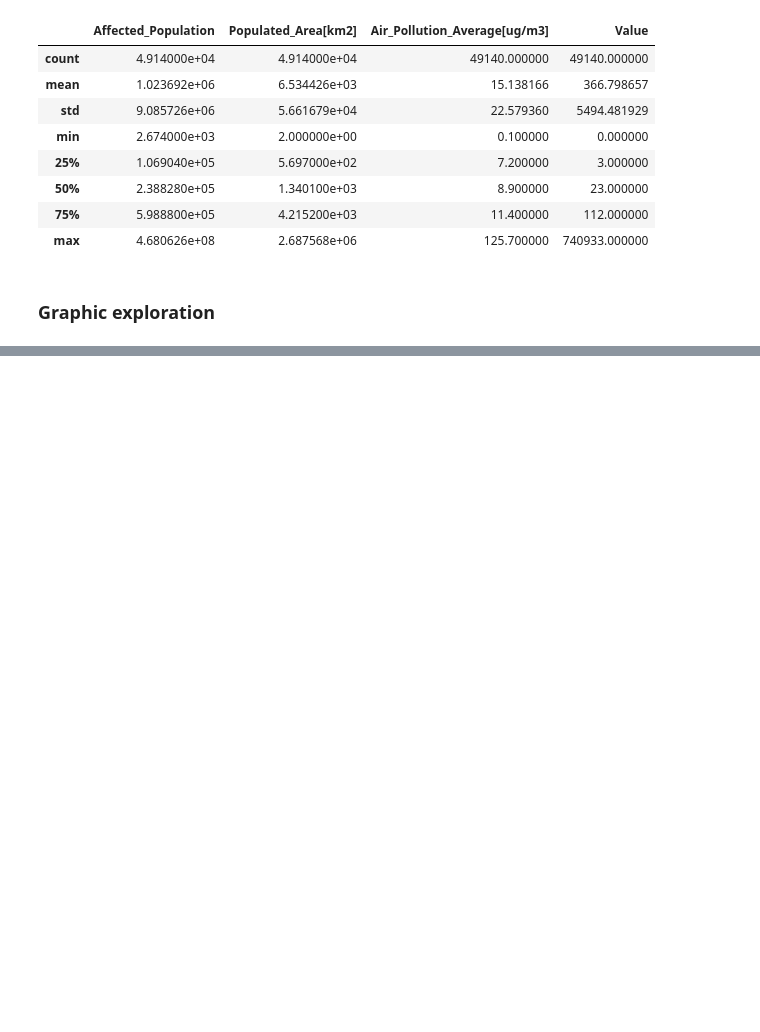
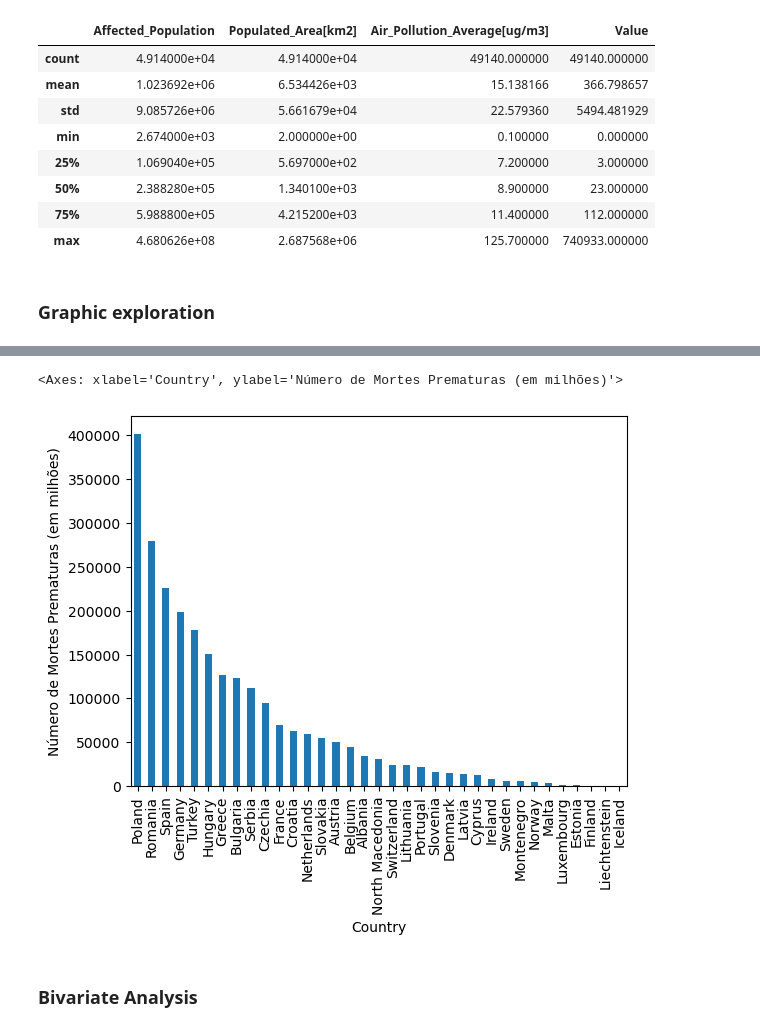
Before and after one commit to Joao-Cardo/anadi-24-25-3di-g13-2, a Jupyter notebook: scripts/airpol_data_expl.ipynb, the cells around one changed output, grey strips where cells are left out. Drawn from its saved outputs; the diff is of its cells as text; code cells hidden in the pictures; blank space fills up the shorter version.

```diff
--- a/scripts/airpol_data_expl.ipynb
+++ b/scripts/airpol_data_expl.ipynb
@@ -38,0 +91,9 @@ memory usage: 3.0+ MB
+# %%
+# This isn't an adequate graphic, needs to be in the millions
+data_compare_deaths = df.drop(['Outcome','Affected_Population','Populated_Area[km2]'], axis = 1).drop_duplicates().drop(['NUTS_Code'], axis = 1).groupby("Country")["Value"].sum().sort_values(ascending=False)
+data_compare_deaths.plot.bar(ylabel = 'Número de Mortes Prematuras (em milhões)')
+# %% [output]
+<Axes: xlabel='Country', ylabel='Número de Mortes Prematuras (em milhões)'>
+[figure, added]
+# %% [markdown]
+### Bivariate Analysis
```
Also changed, not shown: parts of 9 cells of this notebook.
